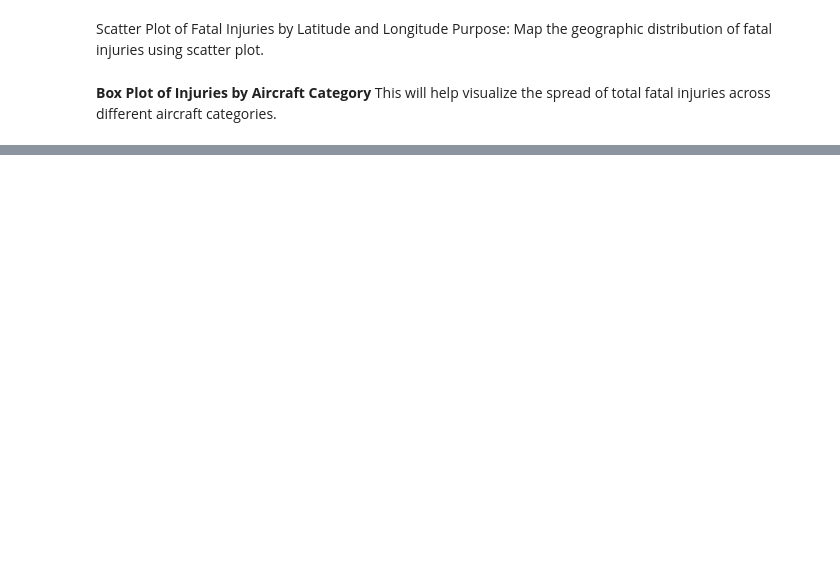
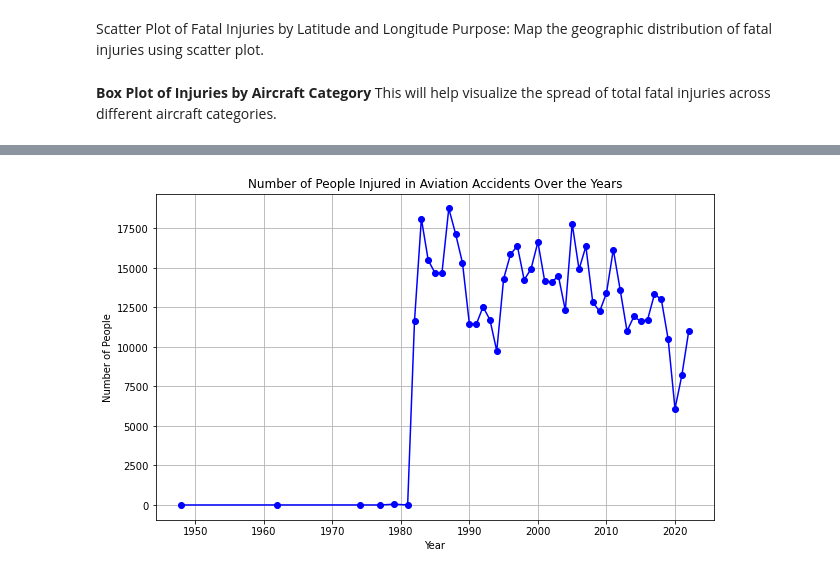
Before and after one commit to zaenhakeem/dsc-phase-1-project-v3, a Jupyter notebook: student.ipynb, the cells around one changed output, grey strips where cells are left out. Drawn from its saved outputs; the diff is of its cells as text; code cells hidden in the pictures; blank space fills up the shorter version.

```diff
--- a/student.ipynb
+++ b/student.ipynb
@@ -354,18 +519,20 @@ df.to_csv('cleaned_data_for_tableau.csv', index=False)
 # %%
 df['Year'] = df['Event.Date'].dt.year
 
-people_involved = df.groupby('Year')[['Total.Fatal.Injuries', 'Total.Serious.Injuries', 'Total.Minor.Injuries', 'Total.Uninjured']].sum()
+people_injured = df.groupby('Year')[['Total.Fatal.Injuries', 'Total.Serious.Injuries', 'Total.Minor.Injuries', 'Total.Uninjured']].sum()
 
-total number of people involved (injured + uninjured)
+# total number of people involved (injured + uninjured)
 people_injured['Total'] = people_injured.sum(axis=1)
 
 # Plotting
 import matplotlib.pyplot as plt
 
 plt.figure(figsize=(10, 6))
 plt.plot(people_injured.index, people_injured['Total'], marker='o', color='b')
 plt.title('Number of People Injured in Aviation Accidents Over the Years')
 plt.xlabel('Year')
 plt.ylabel('Number of People')
 plt.grid(True)
 plt.show()
+# %% [output]
+[figure, added]
```
Also changed, not shown: parts of 23 cells of this notebook, 1 other file.
